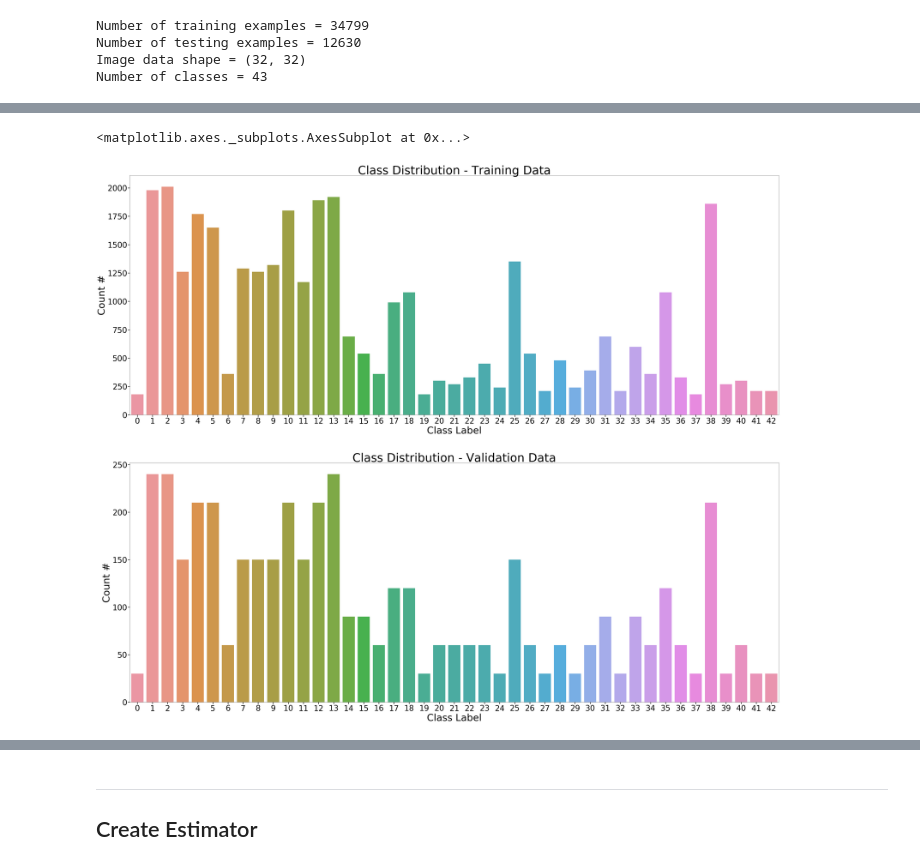
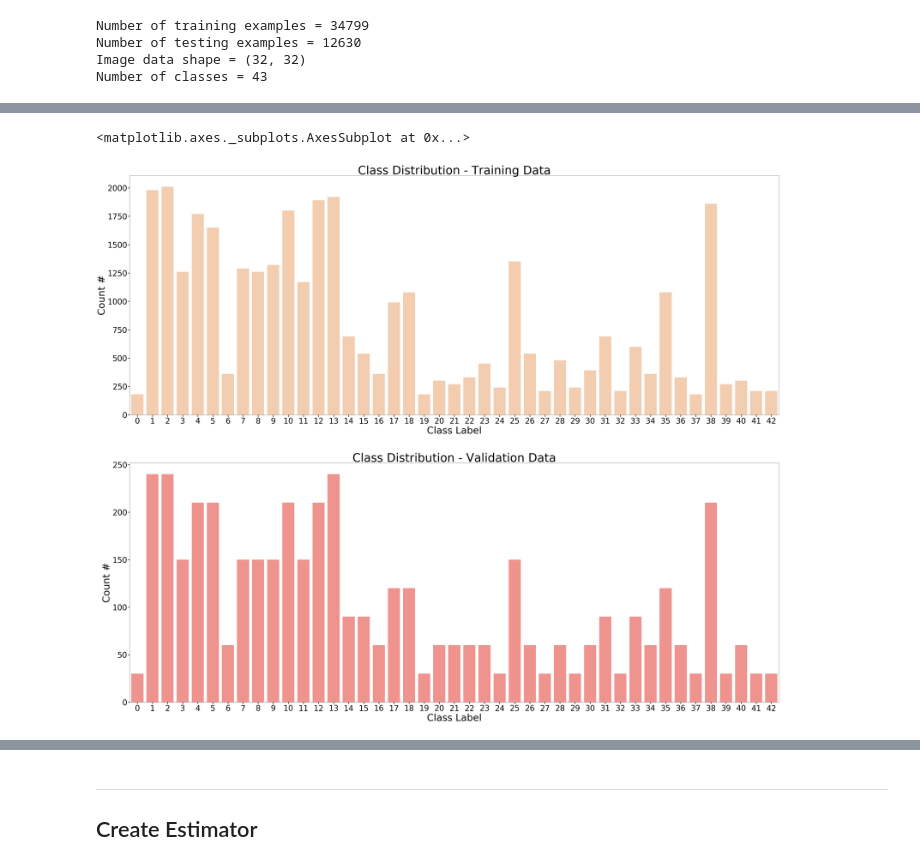
Before and after one commit to brycecf/CarND-Traffic-Sign-Classifier-Project, a Jupyter notebook: Traffic_Sign_Classifier.ipynb, the cells around one changed output, grey strips where cells are left out. Drawn from its saved outputs; the diff is of its cells as text; code cells hidden in the pictures.

```diff
--- a/Traffic_Sign_Classifier.ipynb
+++ b/Traffic_Sign_Classifier.ipynb
@@ -64,24 +64,24 @@ for i, index in enumerate(random_indices, start=1):
 # %%
 plt.figure(figsize=(60,50))
 
 class_counts_train = np.unique(y_train, return_counts=True)
 plt.subplot(2, 1, 1)
 plt.title('Class Distribution - Training Data', fontsize=60)
 plt.ylabel('Count #', fontsize=50)
 plt.xlabel('Class Label', fontsize=50)
 plt.tick_params(axis='both', which='both', length=10, width=2.5, labelsize=40)
-sns.barplot(x=class_counts_train[0], y=class_counts_train[1])
+sns.barplot(x=class_counts_train[0], y=class_counts_train[1], color='#FFCCA3')
 
 class_counts_valid = np.unique(y_valid, return_counts=True)
 plt.subplot(2, 1, 2)
 plt.title('Class Distribution - Validation Data', fontsize=60)
 plt.ylabel('Count #', fontsize=50)
 plt.xlabel('Class Label', fontsize=50)
 plt.tick_params(axis='both', which='both', length=10, width=2.5, labelsize=40)
-sns.barplot(x=class_counts_valid[0], y=class_counts_valid[1])
+sns.barplot(x=class_counts_valid[0], y=class_counts_valid[1], color='#FF847E')
 # %% [output]
 <matplotlib.axes._subplots.AxesSubplot at 0x...>
-[figure, old version]
+[figure, new version]
 # %%
 under_250_classes = class_counts_train[0][class_counts_train[1] < 250]
 under_250_indices = np.where(np.isin(y_train, under_250_classes))[0]
```
Also changed, not shown: parts of 12 cells of this notebook, 16 other files.
